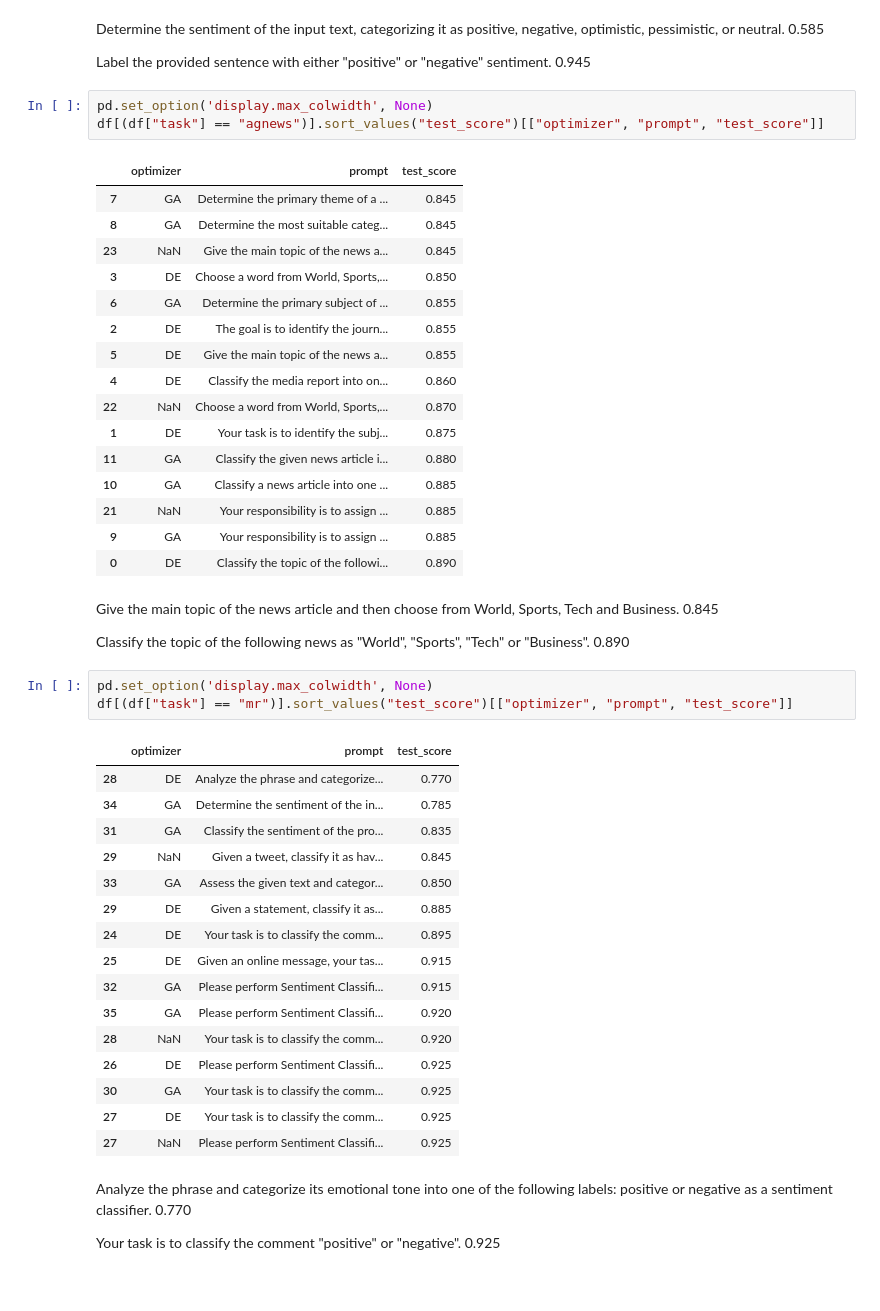
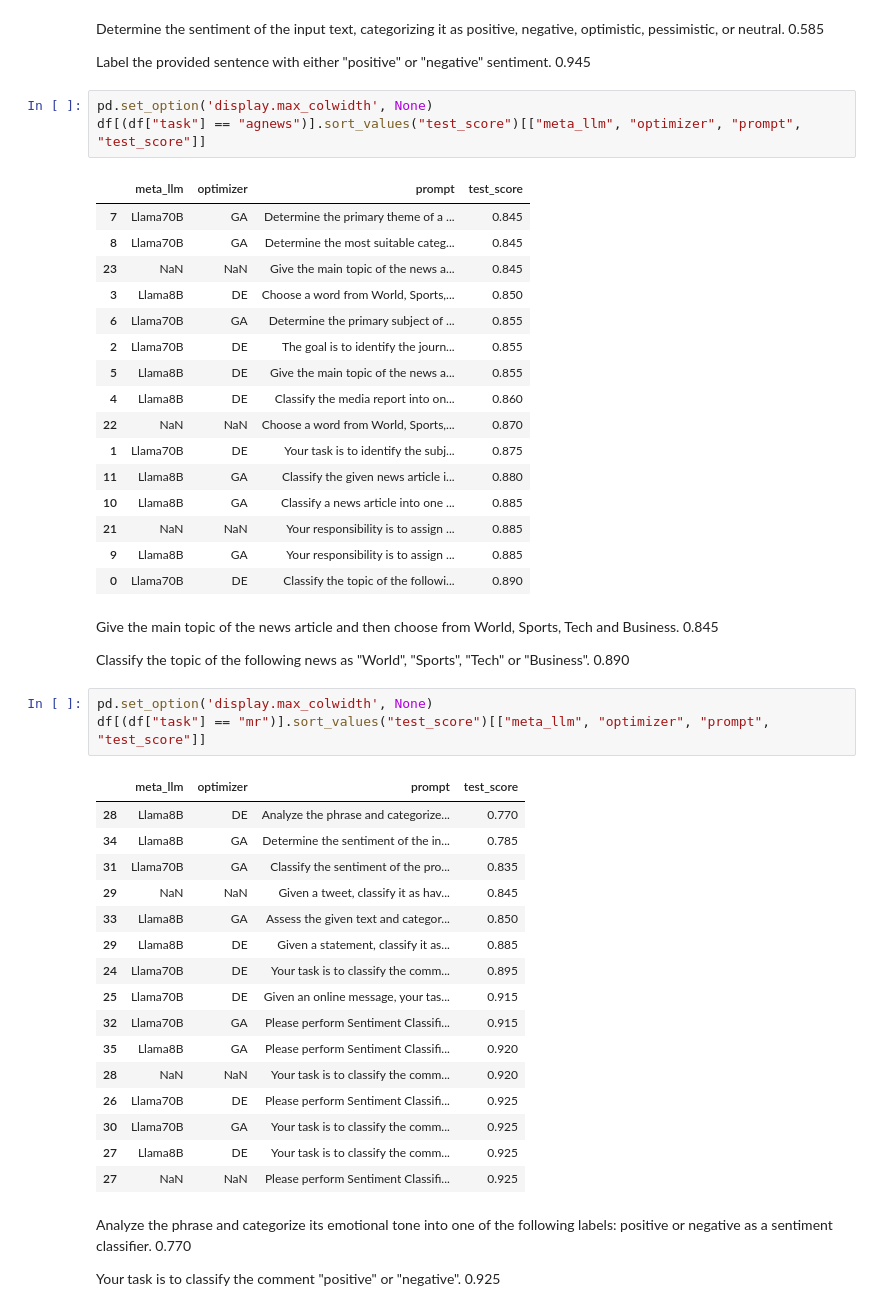
Before and after one commit to finitearth/promptolution, a Jupyter notebook: notebooks/interesting_prompts.ipynb, the cells around one changed output. Cells and saved outputs as stored; diff of their text form.

```diff
--- a/notebooks/interesting_prompts.ipynb
+++ b/notebooks/interesting_prompts.ipynb
@@ -133,48 +133,48 @@ Determine the sentiment of the input text, categorizing it as positive, negative
 Label the provided sentence with either "positive" or "negative" sentiment.	0.945
 # %%
 pd.set_option('display.max_colwidth', None)
-df[(df["task"] == "agnews")].sort_values("test_score")[["optimizer", "prompt", "test_score"]]
+df[(df["task"] == "agnews")].sort_values("test_score")[["meta_llm", "optimizer", "prompt", "test_score"]]
 # %% [output]
-|  | optimizer | prompt | test_score |
-| 7 | GA | Determine the primary theme of a ... | 0.845 |
-| 8 | GA | Determine the most suitable categ... | 0.845 |
-| 23 | NaN | Give the main topic of the news a... | 0.845 |
-| 3 | DE | Choose a word from World, Sports,... | 0.850 |
-| 6 | GA | Determine the primary subject of ... | 0.855 |
-| 2 | DE | The goal is to identify the journ... | 0.855 |
-| 5 | DE | Give the main topic of the news a... | 0.855 |
-| 4 | DE | Classify the media report into on... | 0.860 |
-| 22 | NaN | Choose a word from World, Sports,... | 0.870 |
-| 1 | DE | Your task is to identify the subj... | 0.875 |
-| 11 | GA | Classify the given news article i... | 0.880 |
-| 10 | GA | Classify a news article into one ... | 0.885 |
-| 21 | NaN | Your responsibility is to assign ... | 0.885 |
-| 9 | GA | Your responsibility is to assign ... | 0.885 |
-| 0 | DE | Classify the topic of the followi... | 0.890 |
+|  | meta_llm | optimizer | prompt | test_score |
+| 7 | Llama70B | GA | Determine the primary theme of a ... | 0.845 |
+| 8 | Llama70B | GA | Determine the most suitable categ... | 0.845 |
+| 23 | NaN | NaN | Give the main topic of the news a... | 0.845 |
+| 3 | Llama8B | DE | Choose a word from World, Sports,... | 0.850 |
+| 6 | Llama70B | GA | Determine the primary subject of ... | 0.855 |
+| 2 | Llama70B | DE | The goal is to identify the journ... | 0.855 |
+| 5 | Llama8B | DE | Give the main topic of the news a... | 0.855 |
+| 4 | Llama8B | DE | Classify the media report into on... | 0.860 |
+| 22 | NaN | NaN | Choose a word from World, Sports,... | 0.870 |
+| 1 | Llama70B | DE | Your task is to identify the subj... | 0.875 |
+| 11 | Llama8B | GA | Classify the given news article i... | 0.880 |
+| 10 | Llama8B | GA | Classify a news article into one ... | 0.885 |
+| 21 | NaN | NaN | Your responsibility is to assign ... | 0.885 |
+| 9 | Llama8B | GA | Your responsibility is to assign ... | 0.885 |
+| 0 | Llama70B | DE | Classify the topic of the followi... | 0.890 |
 # %% [markdown]
 Give the main topic of the news article and then choose from World, Sports, Tech and Business.	0.845
 
 Classify the topic of the following news as "World", "Sports", "Tech" or "Business".	0.890
 # %%
 pd.set_option('display.max_colwidth', None)
-df[(df["task"] == "mr")].sort_values("test_score")[["optimizer", "prompt", "test_score"]]
+df[(df["task"] == "mr")].sort_values("test_score")[["meta_llm", "optimizer", "prompt", "test_score"]]
 # %% [output]
-|  | optimizer | prompt | test_score |
-| 28 | DE | Analyze the phrase and categorize... | 0.770 |
-| 34 | GA | Determine the sentiment of the in... | 0.785 |
-| 31 | GA | Classify the sentiment of the pro... | 0.835 |
-| 29 | NaN | Given a tweet, classify it as hav... | 0.845 |
-| 33 | GA | Assess the given text and categor... | 0.850 |
-| 29 | DE | Given a statement, classify it as... | 0.885 |
-| 24 | DE | Your task is to classify the comm... | 0.895 |
-| 25 | DE | Given an online message, your tas... | 0.915 |
-| 32 | GA | Please perform Sentiment Classifi... | 0.915 |
-| 35 | GA | Please perform Sentiment Classifi... | 0.920 |
-| 28 | NaN | Your task is to classify the comm... | 0.920 |
-| 26 | DE | Please perform Sentiment Classifi... | 0.925 |
-| 30 | GA | Your task is to classify the comm... | 0.925 |
-| 27 | DE | Your task is to classify the comm... | 0.925 |
-| 27 | NaN | Please perform Sentiment Classifi... | 0.925 |
+|  | meta_llm | optimizer | prompt | test_score |
+| 28 | Llama8B | DE | Analyze the phrase and categorize... | 0.770 |
+| 34 | Llama8B | GA | Determine the sentiment of the in... | 0.785 |
+| 31 | Llama70B | GA | Classify the sentiment of the pro... | 0.835 |
+| 29 | NaN | NaN | Given a tweet, classify it as hav... | 0.845 |
+| 33 | Llama8B | GA | Assess the given text and categor... | 0.850 |
+| 29 | Llama8B | DE | Given a statement, classify it as... | 0.885 |
+| 24 | Llama70B | DE | Your task is to classify the comm... | 0.895 |
+| 25 | Llama70B | DE | Given an online message, your tas... | 0.915 |
+| 32 | Llama70B | GA | Please perform Sentiment Classifi... | 0.915 |
+| 35 | Llama8B | GA | Please perform Sentiment Classifi... | 0.920 |
+| 28 | NaN | NaN | Your task is to classify the comm... | 0.920 |
+| 26 | Llama70B | DE | Please perform Sentiment Classifi... | 0.925 |
+| 30 | Llama70B | GA | Your task is to classify the comm... | 0.925 |
+| 27 | Llama8B | DE | Your task is to classify the comm... | 0.925 |
+| 27 | NaN | NaN | Please perform Sentiment Classifi... | 0.925 |
 # %% [markdown]
 Analyze the phrase and categorize its emotional tone into one of the following labels: positive or negative as a sentiment classifier.	0.770
 
```
Also changed, not shown: parts of 5 cells of this notebook, 1 other file.
